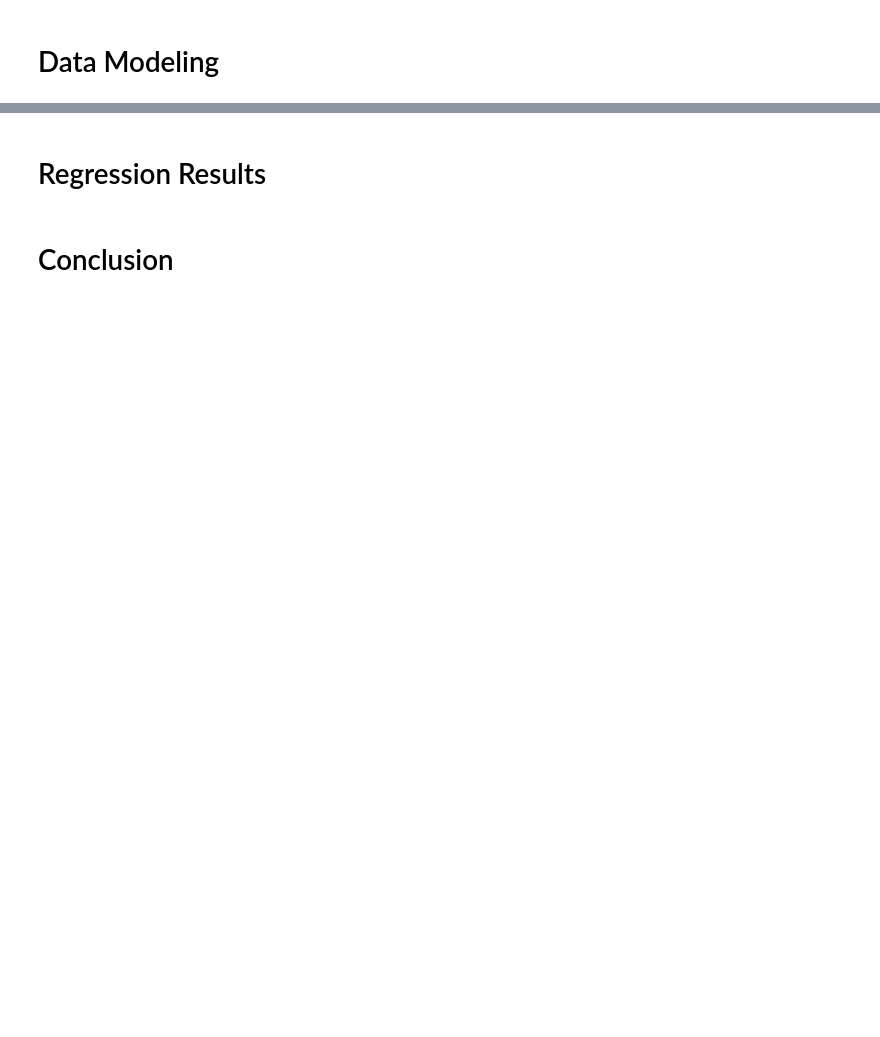
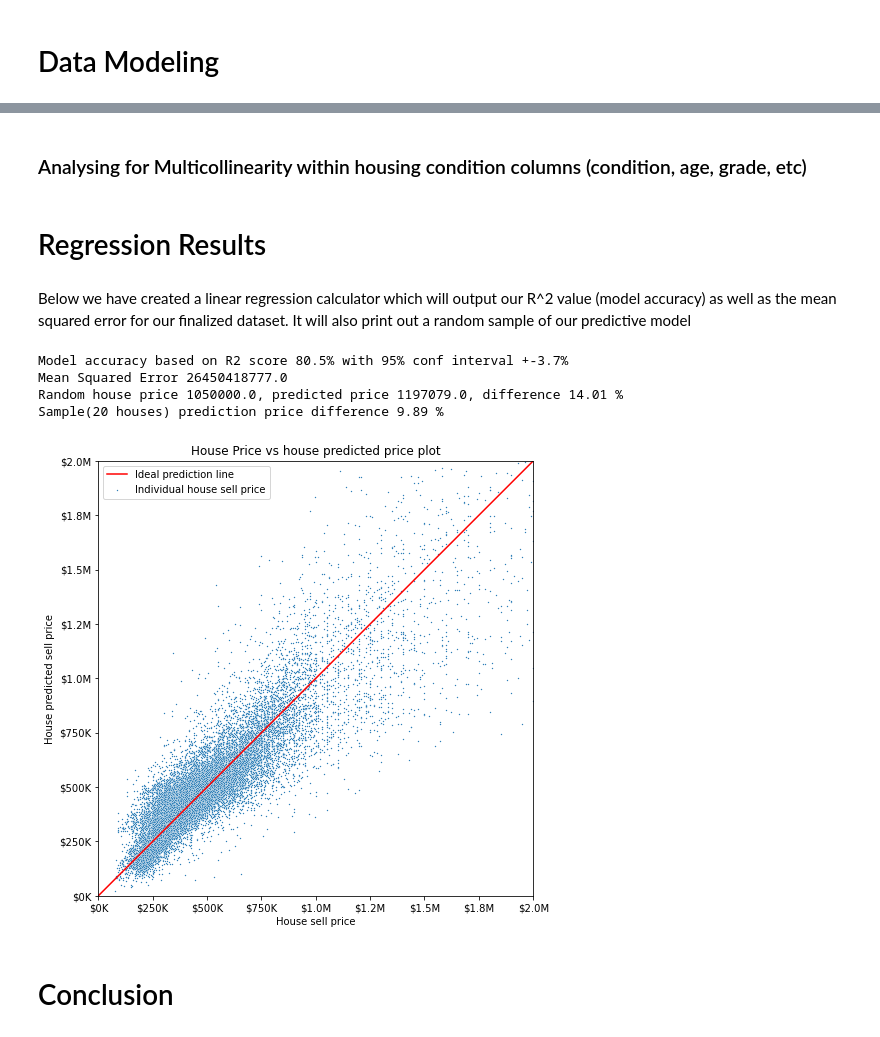
Before and after one commit to hannah-schurman/dsc-phase2-project, a Jupyter notebook: housing_sales_modeling.ipynb, the cells around one changed output, grey strips where cells are left out. Saved outputs shown, nothing was run; the diff lists cells and outputs as text; code cells hidden in the pictures; blank space fills up the shorter version.

```diff
--- a/housing_sales_modeling.ipynb
+++ b/housing_sales_modeling.ipynb
@@ -556,6 +531,7 @@ OLS Regression Results
 Notes:
 [1] Standard Errors assume that the covariance matrix of the errors is correctly specified.
 # %%
-# drop the feature columns from the data frame to continue with out regression modeling
-drop_cols = ['sqft_lot', 'sqft_above', 'sqft_basement', 'bathrooms', 'floors', 'sqft_living']
+# drop the unused feature columns from the data frame to continue with out regression modeling
+drop_cols = ['sqft_lot', 'sqft_above', 'sqft_basement', 'bathrooms', 'floors', 'sqft_living', 'sqft_living15', 'sqft_lot15', 'sqft_lot15_norm', \
+            'sqft_living15_norm', 'sqft_lot_norm', 'sqft_above_norm', 'sqft_basement_norm']
 df_cities = df_cities.drop(drop_cols, axis=1)
@@ -606,2 +557,6 @@ Random house price 342000.0, predicted price 356160.0, difference 4.14 %
+# %% [markdown]
+### Analysing for Multicollinearity within housing condition columns (condition, age, grade, etc)
 # %% [markdown]
 # Regression Results
+# %% [markdown]
+Below we have created a linear regression calculator which will output our R^2 value (model accuracy) as well as the mean squared error for our finalized dataset. It will also print out a random sample of our predictive model
@@ -608,2 +623,36 @@ Random house price 342000.0, predicted price 356160.0, difference 4.14 %
+# %%
+(MSE, mean_ac, y_hat_regr, y_reg) = linear_reg_calculator(df_cities, 2)
+# %% [output]
+Model accuracy based on R2 score 80.5% with 95% conf interval +-3.7%
+Mean Squared Error 26450418777.0
+Random house price 1050000.0, predicted price 1197079.0, difference 14.01 %
+Sample(20 houses) prediction price difference 9.89 %
+# %%
+# Linear regression performance plot.
+def currency(x, pos):
+    """The two args are the value and tick position"""
+    if x >= 1e9:
+        s = '${:1.1f}B'.format(x*1e-9)
+    elif x >= 1e6:
+        s = '${:1.1f}M'.format(x*1e-6)
+    else:
+        s = '${:1.0f}K'.format(x*1e-3)
+    return s
+
+x_line = np.linspace(0,2000000)
+fig,axs = plt.subplots(figsize = (12,8))
+sns.scatterplot(y_reg,y_hat_regr , marker = "." , s = 8,alpha = 1, label = "Individual house sell price")
+axs.plot(x_line, x_line, color ="red", label = "Ideal prediction line")
+axs.set_xlim(0,2000000) ; axs.set_ylim(0,2000000)
+axs.yaxis.set_major_formatter(currency)
+axs.xaxis.set_major_formatter(currency)
+axs.set_aspect("equal")
+axs.set_title("House Price vs house predicted price plot")
+axs.set_xlabel("House sell price")
+axs.set_ylabel("House predicted sell price")
+axs.legend();
+plt.savefig("./images/PricevsPredict_scatter.png")
+# %% [output]
+[figure, added]
 # %% [markdown]
 # Conclusion
```
Also changed, not shown: parts of 24 cells of this notebook, 2 other files.
